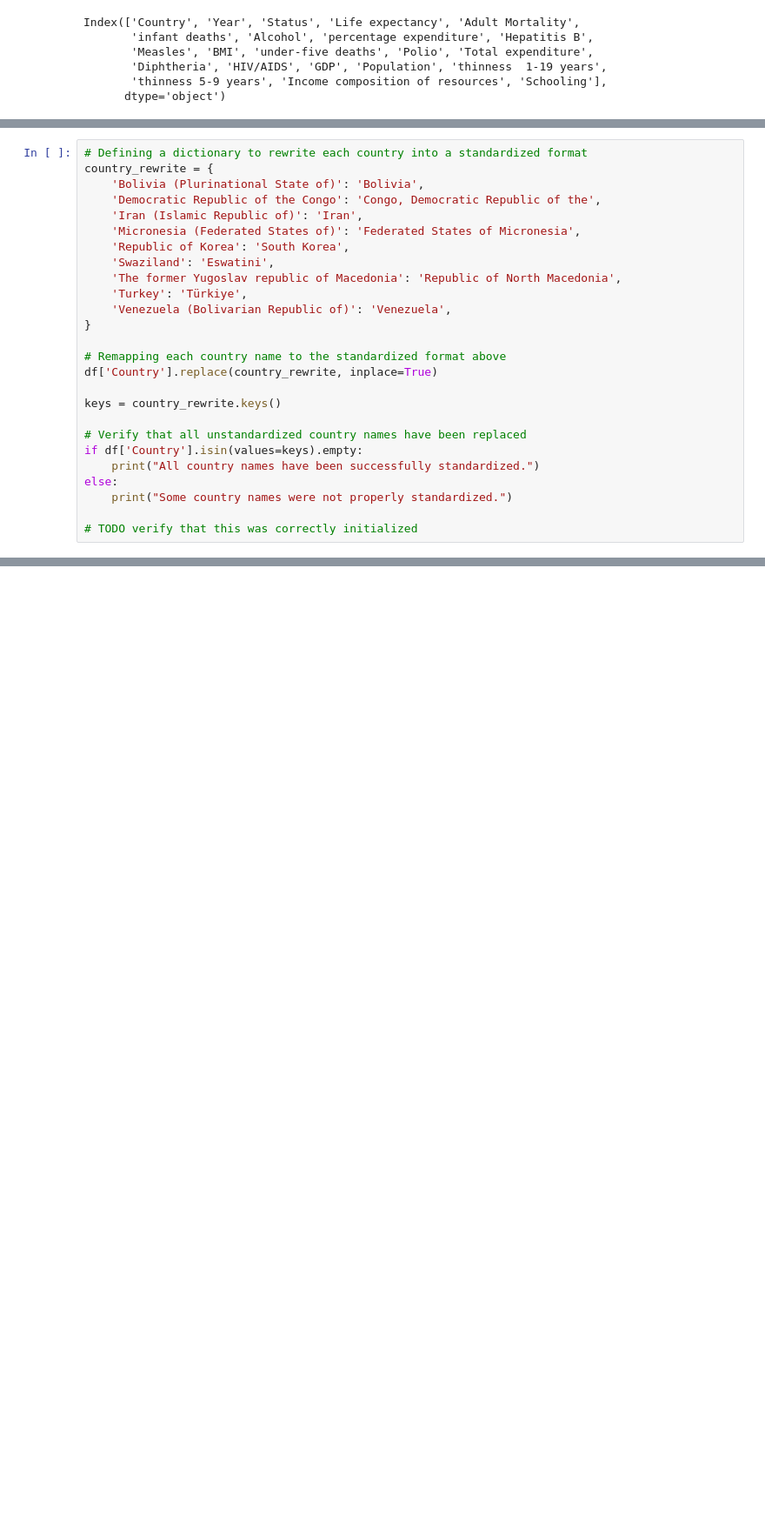
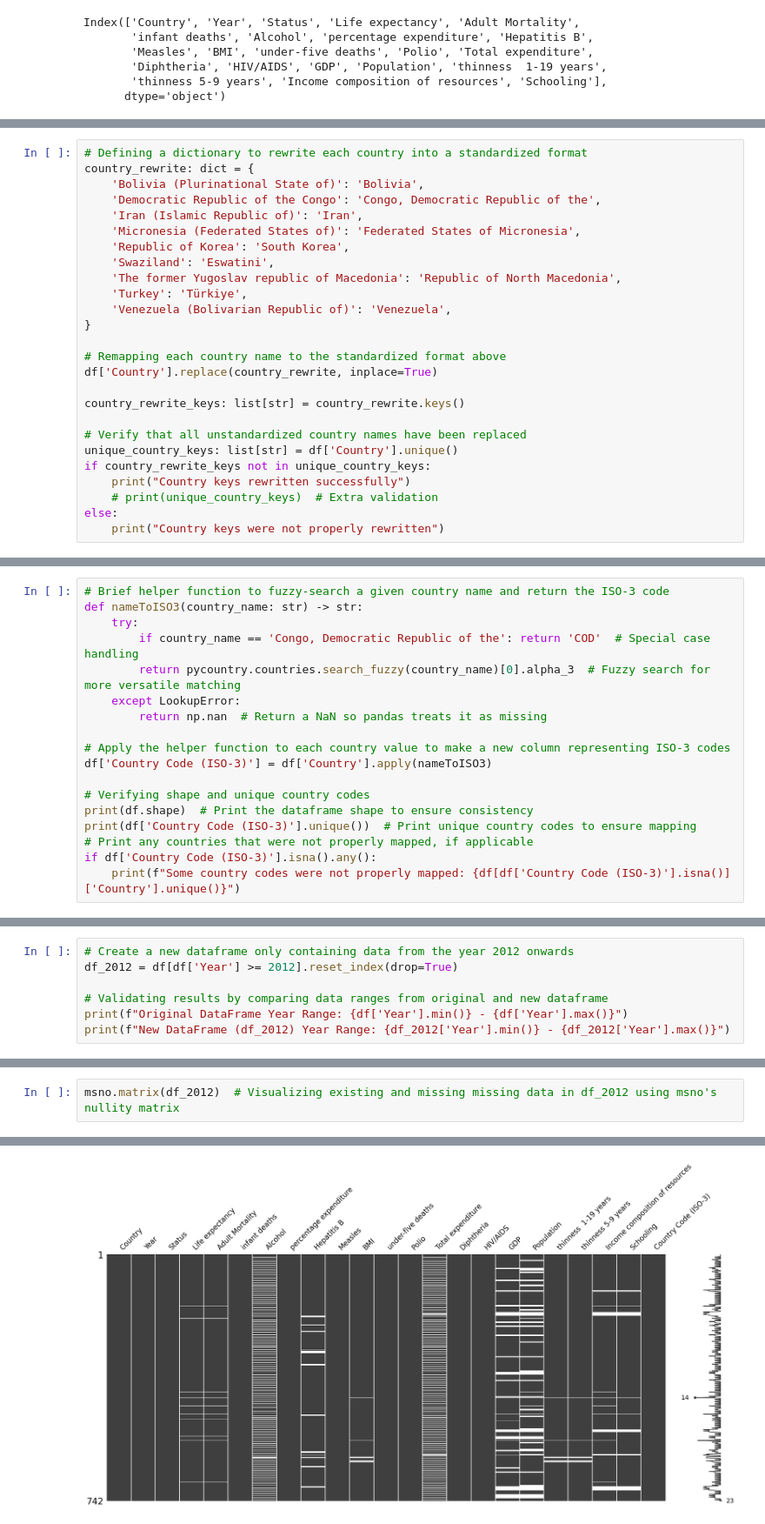
Before and after one commit to Jairik/Data-Science-Fundementals, a Jupyter notebook: Life-Expendancy-Analysis/Project-1-JJ-McCauley.ipynb, the cells around one changed output, grey strips where cells are left out. Shown: that part at 87% size. Saved outputs shown, nothing was run; the diff lists cells and outputs as text; blank space fills up the shorter version.

```diff
--- a/Life-Expendancy-Analysis/Project-1-JJ-McCauley.ipynb
+++ b/Life-Expendancy-Analysis/Project-1-JJ-McCauley.ipynb
@@ -41,6 +45,6 @@ Index(['Country', 'Year', 'Status', 'Life expectancy', 'Adult Mortality',
 # %%
 # Defining a dictionary to rewrite each country into a standardized format
-country_rewrite = {
+country_rewrite: dict = {
     'Bolivia (Plurinational State of)': 'Bolivia',
     'Democratic Republic of the Congo': 'Congo, Democratic Republic of the',
     'Iran (Islamic Republic of)': 'Iran',
@@ -55,13 +59,13 @@ country_rewrite = {
 # Remapping each country name to the standardized format above
 df['Country'].replace(country_rewrite, inplace=True)
 
-keys = country_rewrite.keys()
+country_rewrite_keys: list[str] = country_rewrite.keys()
 
 # Verify that all unstandardized country names have been replaced
-if df['Country'].isin(values=keys).empty:
-    print("All country names have been successfully standardized.")
+unique_country_keys: list[str] = df['Country'].unique()
+if country_rewrite_keys not in unique_country_keys:
+    print("Country keys rewritten successfully")
+    # print(unique_country_keys)  # Extra validation
 else:
-    print("Some country names were not properly standardized.")
-
-# TODO verify that this was correctly initialized
+    print("Country keys were not properly rewritten")
 # %% [output]
@@ -68,0 +77,18 @@ Some country names were not properly standardized.
+# %%
+# Brief helper function to fuzzy-search a given country name and return the ISO-3 code
+def nameToISO3(country_name: str) -> str:
+    try:
+        if country_name == 'Congo, Democratic Republic of the': return 'COD'  # Special case handling
+        return pycountry.countries.search_fuzzy(country_name)[0].alpha_3  # Fuzzy search for more versatile matching
+    except LookupError:
+        return np.nan  # Return a NaN so pandas treats it as missing
+
+# Apply the helper function to each country value to make a new column representing ISO-3 codes
+df['Country Code (ISO-3)'] = df['Country'].apply(nameToISO3)
+
+# Verifying shape and unique country codes
+print(df.shape)  # Print the dataframe shape to ensure consistency
+print(df['Country Code (ISO-3)'].unique())  # Print unique country codes to ensure mapping
+# Print any countries that were not properly mapped, if applicable
+if df['Country Code (ISO-3)'].isna().any():
+    print(f"Some country codes were not properly mapped: {df[df['Country Code (ISO-3)'].isna()]['Country'].unique()}")
@@ -68,0 +117,7 @@ Some country names were not properly standardized.
+# %%
+# Create a new dataframe only containing data from the year 2012 onwards
+df_2012 = df[df['Year'] >= 2012].reset_index(drop=True)
+
+# Validating results by comparing data ranges from original and new dataframe
+print(f"Original DataFrame Year Range: {df['Year'].min()} - {df['Year'].max()}")
+print(f"New DataFrame (df_2012) Year Range: {df_2012['Year'].min()} - {df_2012['Year'].max()}")
@@ -68,0 +131,3 @@ Some country names were not properly standardized.
+# %%
+msno.matrix(df_2012)  # Visualizing existing and missing missing data in df_2012 using msno's nullity matrix
+# %% [output]
@@ -68,0 +135 @@ Some country names were not properly standardized.
+[figure, added]
```
Also changed, not shown: parts of 10 cells of this notebook.
